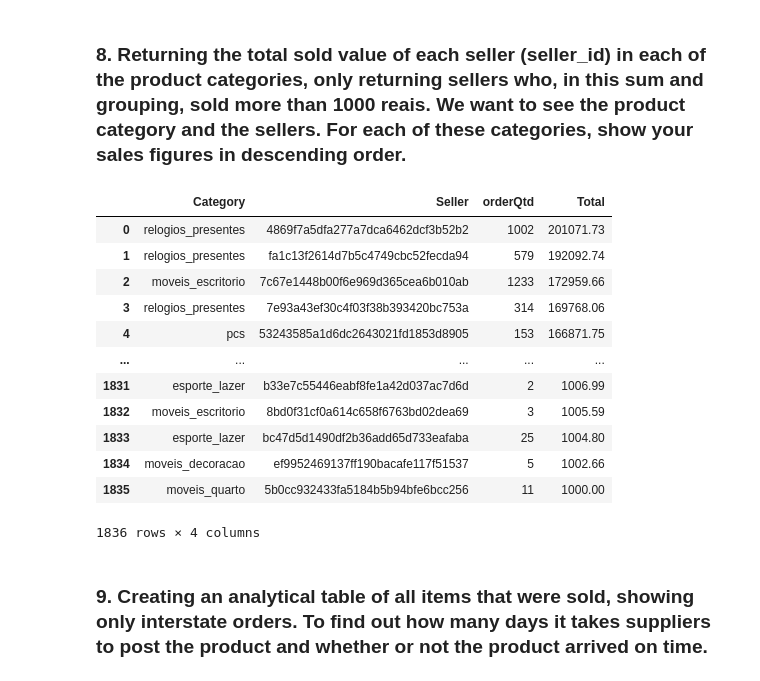
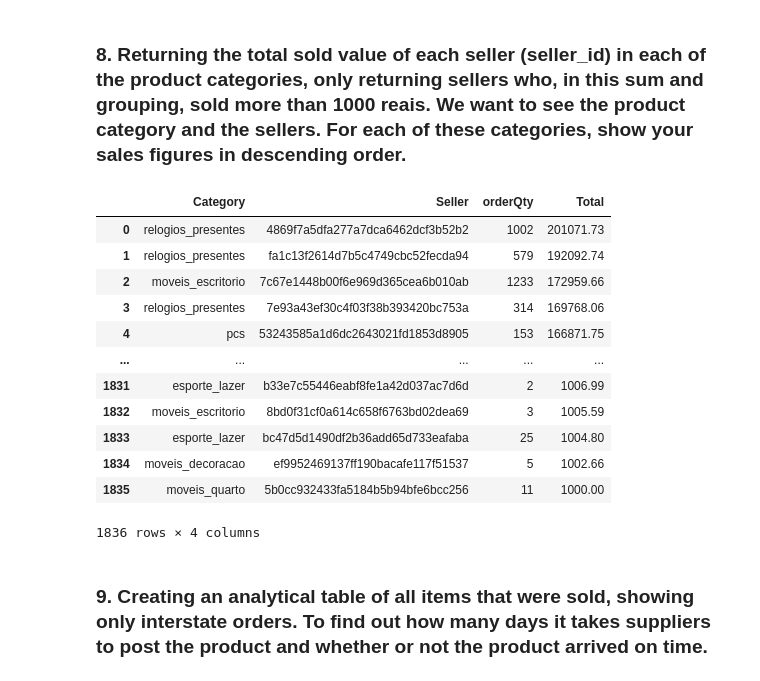
Before and after one commit to viniciusacosta/SQL_practice, a Jupyter notebook: SQL_notebook.ipynb, the cells around one changed output. Cells and saved outputs as stored; diff of their text form; code cells hidden in the pictures.

```diff
--- a/SQL_notebook.ipynb
+++ b/SQL_notebook.ipynb
@@ -234,23 +234,23 @@ table
 # %%
 table = pd.read_sql_query(
     """SELECT  olist_products_dataset.product_category_name AS Category,
                olist_order_items_dataset.seller_id AS Seller,
-               COUNT(olist_order_items_dataset.order_id) AS orderQtd,
+               COUNT(olist_order_items_dataset.order_id) AS orderQty,
                SUM(olist_order_items_dataset.price) AS Total
 
        FROM olist_order_items_dataset
 
        INNER JOIN olist_products_dataset ON olist_order_items_dataset.product_id = olist_products_dataset.product_id
 
        GROUP BY product_category_name, seller_id
        HAVING Total >= 1000
        ORDER BY Total DESC""",
     con
     )
 
 table
 # %% [output]
-|  | Category | Seller | orderQtd | Total |
+|  | Category | Seller | orderQty | Total |
 | 0 | relogios_presentes | 4869f7a5dfa277a7dca6462dcf3b52b2 | 1002 | 201071.73 |
 | 1 | relogios_presentes | fa1c13f2614d7b5c4749cbc52fecda94 | 579 | 192092.74 |
 | 2 | moveis_escritorio | 7c67e1448b00f6e969d365cea6b010ab | 1233 | 172959.66 |
```
Also changed, not shown: parts of 9 cells of this notebook.
